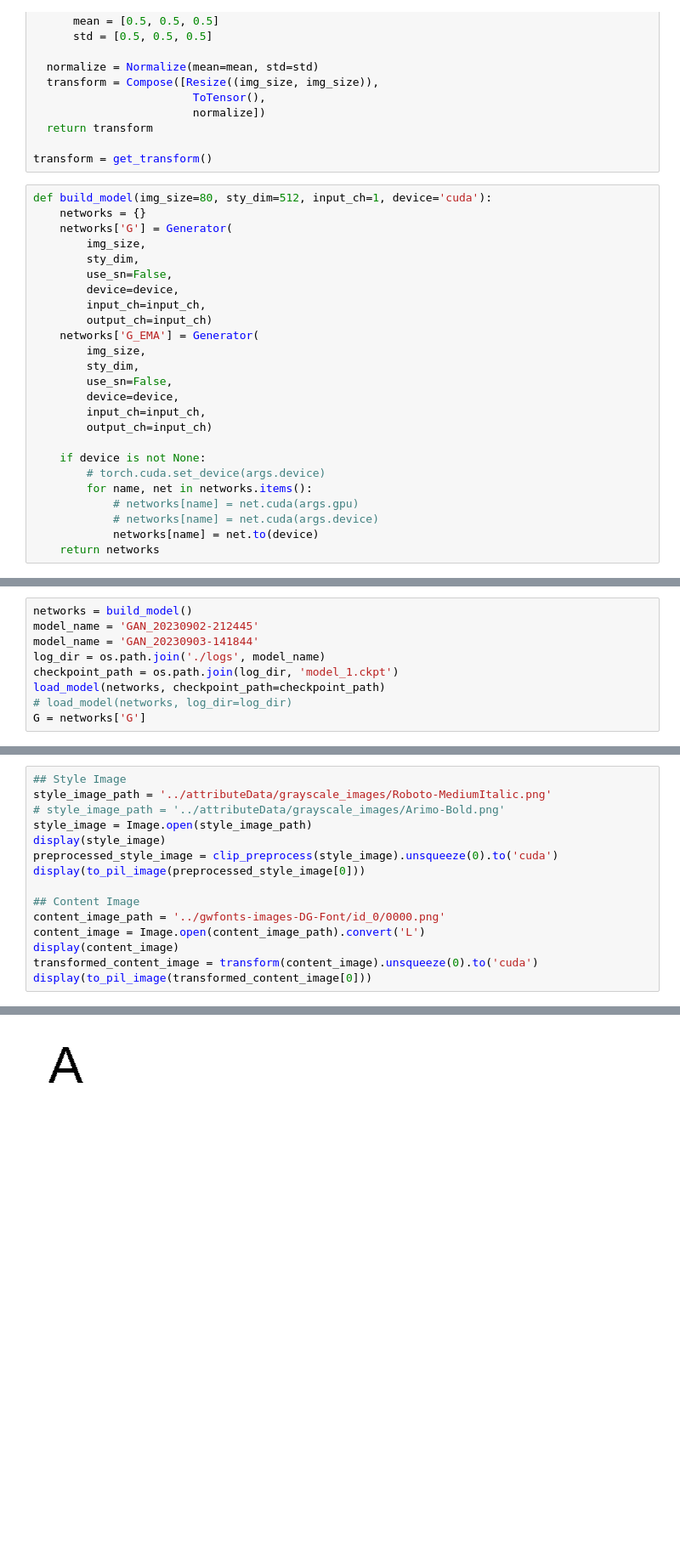
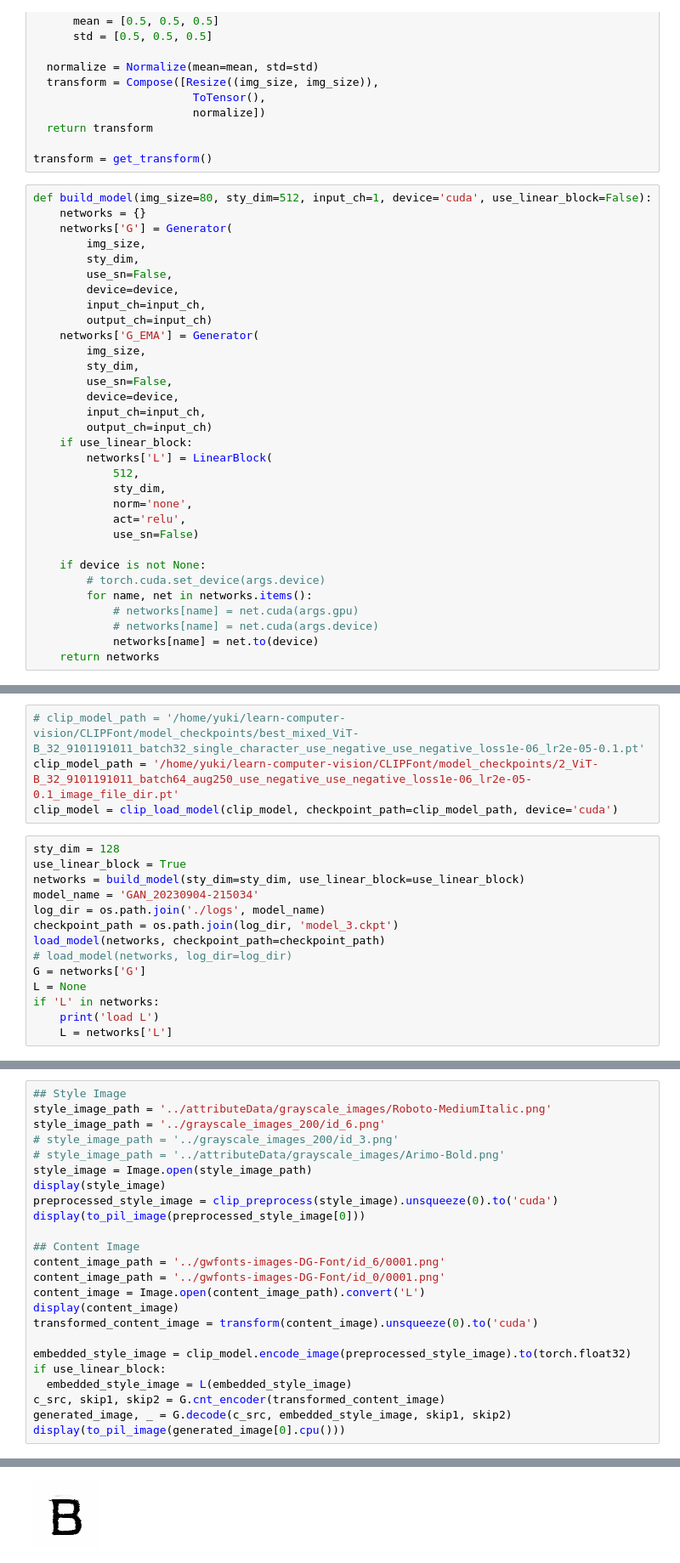
Before and after one commit to yukistavailable/DG-Font, a Jupyter notebook: infer.ipynb, the cells around one changed output, grey strips where cells are left out. Shown at 85% size. Drawn from its saved outputs; the diff is of its cells as text; blank space fills up the shorter version.

Commit message:
add LinearBlock before pushing FontCLIP embedded vector

```diff
--- a/infer.ipynb
+++ b/infer.ipynb
@@ -37,7 +38,7 @@ def get_transform(img_size=80, input_ch=1):
 
 transform = get_transform()
 # %%
-def build_model(img_size=80, sty_dim=512, input_ch=1, device='cuda'):
+def build_model(img_size=80, sty_dim=512, input_ch=1, device='cuda', use_linear_block=False):
     networks = {}
     networks['G'] = Generator(
         img_size,
@@ -53,6 +54,13 @@ def build_model(img_size=80, sty_dim=512, input_ch=1, device='cuda'):
         device=device,
         input_ch=input_ch,
         output_ch=input_ch)
+    if use_linear_block:
+        networks['L'] = LinearBlock(
+            512,
+            sty_dim,
+            norm='none',
+            act='relu',
+            use_sn=False)
 
     if device is not None:
         # torch.cuda.set_device(args.device)
@@ -113,12 +122,21 @@ def load_model(networks, checkpoint_path=None, log_dir=None):
+# %%
+# clip_model_path = '/home/yuki/learn-computer-vision/CLIPFont/model_checkpoints/best_mixed_ViT-B_32_9101191011_batch32_single_character_use_negative_use_negative_loss1e-06_lr2e-05-0.1.pt'
+clip_model_path = '/home/yuki/learn-computer-vision/CLIPFont/model_checkpoints/2_ViT-B_32_9101191011_batch64_aug250_use_negative_use_negative_loss1e-06_lr2e-05-0.1_image_file_dir.pt'
+clip_model = clip_load_model(clip_model, checkpoint_path=clip_model_path, device='cuda')
 # %%
-networks = build_model()
-model_name = 'GAN_20230902-212445'
-model_name = 'GAN_20230903-141844'
+sty_dim = 128
+use_linear_block = True
+networks = build_model(sty_dim=sty_dim, use_linear_block=use_linear_block)
+model_name = 'GAN_20230904-215034'
 log_dir = os.path.join('./logs', model_name)
-checkpoint_path = os.path.join(log_dir, 'model_1.ckpt')
+checkpoint_path = os.path.join(log_dir, 'model_3.ckpt')
 load_model(networks, checkpoint_path=checkpoint_path)
 # load_model(networks, log_dir=log_dir)
 G = networks['G']
+L = None
+if 'L' in networks:
+    print('load L')
+    L = networks['L']
 # %% [output]
 Init Generator
 GENERATOR NF :  64
@@ -137,6 +154,8 @@ clip_model = clip_load_model(clip_model, checkpoint_path=clip_model_path, device
 # %%
 ## Style Image
 style_image_path = '../attributeData/grayscale_images/Roboto-MediumItalic.png'
+style_image_path = '../grayscale_images_200/id_6.png'
+# style_image_path = '../grayscale_images_200/id_3.png'
 # style_image_path = '../attributeData/grayscale_images/Arimo-Bold.png'
 style_image = Image.open(style_image_path)
 display(style_image)
@@ -144,9 +163,16 @@ preprocessed_style_image = clip_preprocess(style_image).unsqueeze(0).to('cuda')
 display(to_pil_image(preprocessed_style_image[0]))
 
 ## Content Image
-content_image_path = '../gwfonts-images-DG-Font/id_0/0000.png'
+content_image_path = '../gwfonts-images-DG-Font/id_6/0001.png'
+content_image_path = '../gwfonts-images-DG-Font/id_0/0001.png'
 content_image = Image.open(content_image_path).convert('L')
 display(content_image)
 transformed_content_image = transform(content_image).unsqueeze(0).to('cuda')
-display(to_pil_image(transformed_content_image[0]))
+
+embedded_style_image = clip_model.encode_image(preprocessed_style_image).to(torch.float32)
+if use_linear_block:
+  embedded_style_image = L(embedded_style_image)
+c_src, skip1, skip2 = G.cnt_encoder(transformed_content_image)
+generated_image, _ = G.decode(c_src, embedded_style_image, skip1, skip2)
+display(to_pil_image(generated_image[0].cpu()))
 # %% [output]
@@ -156,2 +182,2 @@ display(to_pil_image(transformed_content_image[0]))
-[figure, old version]
+[figure, new version]
 # %%
```
Also changed, not shown: parts of 7 cells of this notebook, 5 other files.
